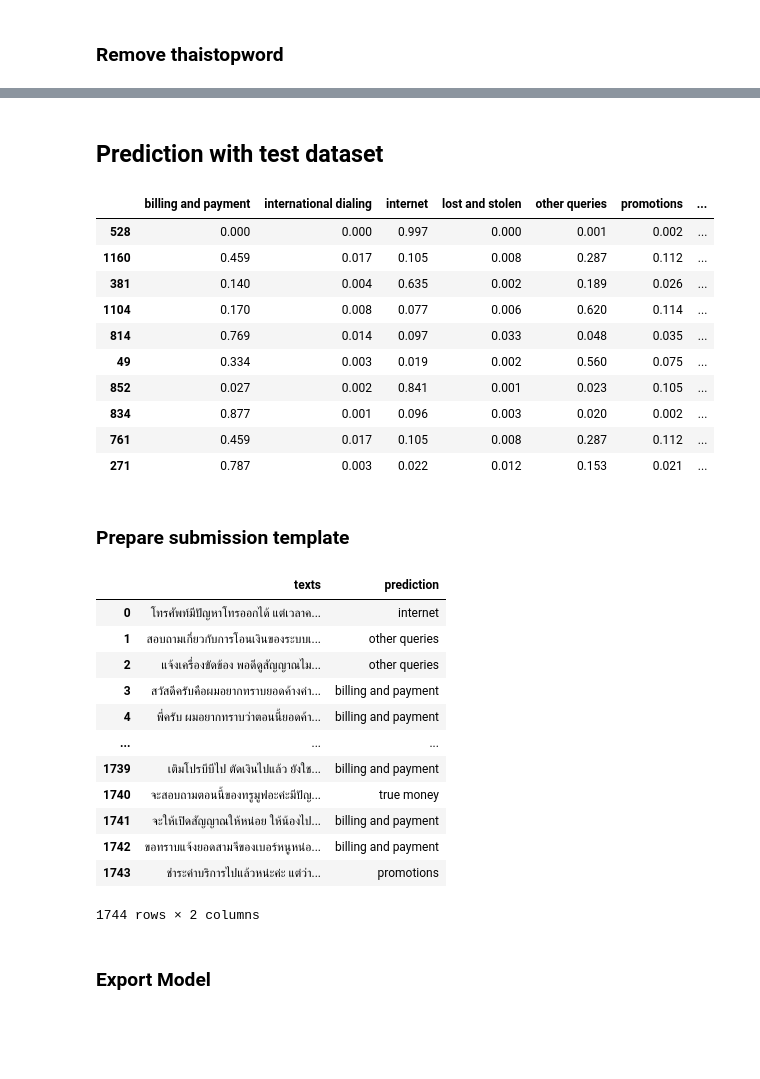
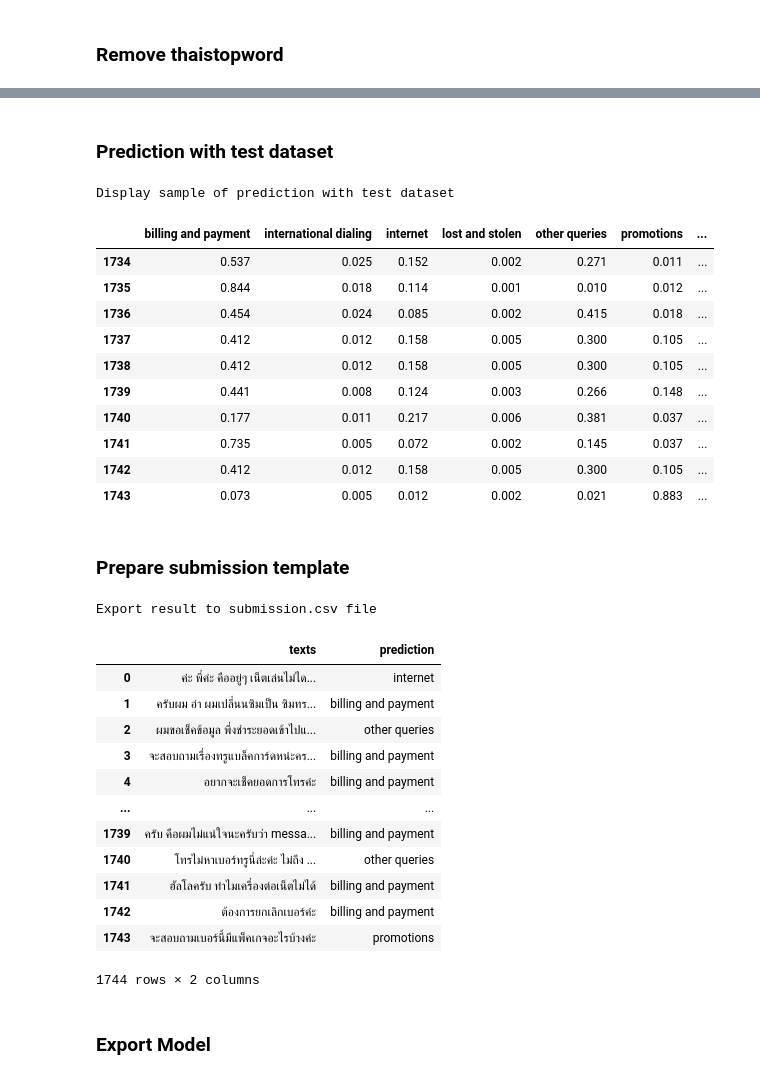
Before and after one commit to jitvimol/sentiment_analysis_vistec, a Jupyter notebook: My_Project.ipynb, the cells around one changed output, grey strips where cells are left out. Drawn from its saved outputs; the diff is of its cells as text; code cells hidden in the pictures; blank space fills up the shorter version.

```diff
--- a/My_Project.ipynb
+++ b/My_Project.ipynb
@@ -308,0 +360,5 @@ Output cut thai_stopwords :  ['ทรูมูฟ', 'ใช้งาน', 'แ
+# %%
+#Split sentence into list
+
+for i in range (0,7):
+    wordcloud_list[i] = wordcloud[i].split()
@@ -337,0 +471,11 @@ valid_df = valid_df.reset_index(drop=True)
+# %%
+# Remove customer-made stop word
+train_clean_temp = train_clean.copy()
+
+for index in range(len(train_clean)):
+    mystopword = ['ค่ะ','ครับ','จะ','สวัสดี','พี่','ผม','สอบถาม',' ','','ไม่','ได้','ไม่ได้','ที่','อยาก','ขอ', 'มี', 'แล้ว', 'คะ','มัน', 'ใช้', 'ว่า','บี','ให้','ไป','มา','อ่ะ','แต่','พอดี', 'ทราบ','นี้' ,'ต้อง', 'ของ','เลย','หน่อย','เรื่อง','เข้า','เป็น','ต้องการ','เรา','อะไร','ทำไม','คือ','การ','อยู่']
+    train_clean_temp.iloc[index]['texts'] = [i for i in train_clean.iloc[index]['texts'] if i not in mystopword]
+# %%
+# Convert word list to sentence
+train_clean1['texts'] = train_clean_temp['texts'].map(lambda x: ' '.join(x))
+train_clean1.sample(5)
@@ -338,4 +489,10 @@ valid_df = valid_df.reset_index(drop=True)
 # %%
+#Split train-test
+from sklearn.model_selection import train_test_split
+train_df, valid_df = train_test_split(train_clean1, test_size=0.15, random_state=260)
+train_df = train_df.reset_index(drop=True)
+valid_df = valid_df.reset_index(drop=True)
+
 from sklearn.feature_extraction.text import TfidfVectorizer
 from sklearn.linear_model import LogisticRegression
 
@@ -355,8 +512,8 @@ y_train = train_df['destination']
 y_valid = valid_df['destination']
 
 #fit logistic regression models
-#model = LogisticRegression(C=2., penalty='l2', solver='liblinear', dual=False, multi_class='ovr')
-model = LogisticRegression(C=2,penalty='l2')
+model = LogisticRegression(C=2., penalty='l2', solver='liblinear', dual=False, multi_class='ovr')
+#model = LogisticRegression(C=2,penalty='l2')
 model.fit(X_train,y_train)
 print("Model Score = ", round(model.score(X_valid,y_valid),3))
 # %% [output]
@@ -401,49 +581,52 @@ Model Score =  0.806
 # %% [markdown]
-## Prediction with test dataset
+### Prediction with test dataset
 # %%
 # Create prediction dataframe
-
+print(color.BOLD + "Display sample of prediction with test dataset" + color.END)
 test_tf = tfidf_fit.transform(test['texts']).toarray()
 
 probs = model.predict_proba(test_tf)
 probs_df = pd.DataFrame(probs)
 probs_df.columns = model.classes_
-probs_df['texts'] = train['texts']
+probs_df['texts'] = test['texts']
 probs_df['prediction'] = model.predict(test_tf)
-probs_df.sample(10)
+probs_df.tail(10)
 # %% [output]
+Display sample of prediction with test dataset
 |  | billing and payment | international dialing | internet | lost and stolen | other queries | promotions | ... |
-| 528 | 0.000 | 0.000 | 0.997 | 0.000 | 0.001 | 0.002 | ... |
-| 1160 | 0.459 | 0.017 | 0.105 | 0.008 | 0.287 | 0.112 | ... |
-| 381 | 0.140 | 0.004 | 0.635 | 0.002 | 0.189 | 0.026 | ... |
-| 1104 | 0.170 | 0.008 | 0.077 | 0.006 | 0.620 | 0.114 | ... |
-| 814 | 0.769 | 0.014 | 0.097 | 0.033 | 0.048 | 0.035 | ... |
-| 49 | 0.334 | 0.003 | 0.019 | 0.002 | 0.560 | 0.075 | ... |
-| 852 | 0.027 | 0.002 | 0.841 | 0.001 | 0.023 | 0.105 | ... |
-| 834 | 0.877 | 0.001 | 0.096 | 0.003 | 0.020 | 0.002 | ... |
-| 761 | 0.459 | 0.017 | 0.105 | 0.008 | 0.287 | 0.112 | ... |
-| 271 | 0.787 | 0.003 | 0.022 | 0.012 | 0.153 | 0.021 | ... |
+| 1734 | 0.537 | 0.025 | 0.152 | 0.002 | 0.271 | 0.011 | ... |
+| 1735 | 0.844 | 0.018 | 0.114 | 0.001 | 0.010 | 0.012 | ... |
+| 1736 | 0.454 | 0.024 | 0.085 | 0.002 | 0.415 | 0.018 | ... |
+| 1737 | 0.412 | 0.012 | 0.158 | 0.005 | 0.300 | 0.105 | ... |
+| 1738 | 0.412 | 0.012 | 0.158 | 0.005 | 0.300 | 0.105 | ... |
+| 1739 | 0.441 | 0.008 | 0.124 | 0.003 | 0.266 | 0.148 | ... |
+| 1740 | 0.177 | 0.011 | 0.217 | 0.006 | 0.381 | 0.037 | ... |
+| 1741 | 0.735 | 0.005 | 0.072 | 0.002 | 0.145 | 0.037 | ... |
+| 1742 | 0.412 | 0.012 | 0.158 | 0.005 | 0.300 | 0.105 | ... |
+| 1743 | 0.073 | 0.005 | 0.012 | 0.002 | 0.021 | 0.883 | ... |
 # %% [markdown]
 ### Prepare submission template
 # %%
 #Export result to csv file name submission.csv
+print(color.BOLD + "Export result to submission.csv file" + color.END)
 submission = probs_df[['texts', 'prediction']]
 submission
 submission.to_csv('submission.csv',index = False, encoding='utf-8')
 # %% [output]
+Export result to submission.csv file
 |  | texts | prediction |
-| 0 | โทรศัพท์มีปัญหาโทรออกได้ แต่เวลาค... | internet |
-| 1 | สอบถามเกี่ยวกับการโอนเงินของระบบเ... | other queries |
-| 2 | แจ้งเครื่องขัดข้อง พอดีดูสัญญาณไม... | other queries |
-| 3 | สวัสดีครับคือผมอยากทราบยอดค้างค่า... | billing and payment |
-| 4 | พี่ครับ ผมอยากทราบว่าตอนนี้ยอดค้า... | billing and payment |
+| 0 | ค่ะ พี่ค่ะ คืออยู่ๆ เน็ตเล่นไม่ได... | internet |
+| 1 | ครับผม อ่า ผมเปลี่นนซิมเป็น ซิมทร... | billing and payment |
+| 2 | ผมขอเช็คข้อมูล พึ่งชำระยอดเข้าไปแ... | other queries |
+| 3 | จะสอบถามเรื่องทรูแบล็คการ์ดหน่ะคร... | billing and payment |
+| 4 | อยากจะเช็คยอดการโทรค่ะ | billing and payment |
 | ... | ... | ... |
-| 1739 | เติมโปรบีบีไป ตัดเงินไปแล้ว ยังใช... | billing and payment |
-| 1740 | จะสอบถามตอนนี้ของทรูมูฟอะค่ะมีปัญ... | true money |
-| 1741 | จะให้เปิดสัญญาณให้หน่อย ให้น้องไป... | billing and payment |
-| 1742 | ขอทราบแจ้งยอดสามจีของเบอร์หนูหน่อ... | billing and payment |
-| 1743 | ชำระค่าบริการไปแล้วหน่ะค่ะ แต่ว่า... | promotions |
+| 1739 | ครับ คือผมไม่แน่ใจนะครับว่า messa... | billing and payment |
+| 1740 | โทรไม่หาเบอร์ทรูนี่ล่ะค่ะ ไม่ถึง ... | other queries |
+| 1741 | ฮัลโลครับ ทำไมเครื่องต่อเน็ตไม่ได้ | billing and payment |
+| 1742 | ต้องการยกเลิกเบอร์ค่ะ | billing and payment |
+| 1743 | จะสอบถามเบอร์นี้มีแพ็คเกจอะไรบ้างค่ะ | promotions |
-1744 rows × 2 columns
+1744 rows × 2 columns
 # %% [markdown]
 ### Export Model
 # %%
```
Also changed, not shown: parts of 143 cells of this notebook, 2 other files.
